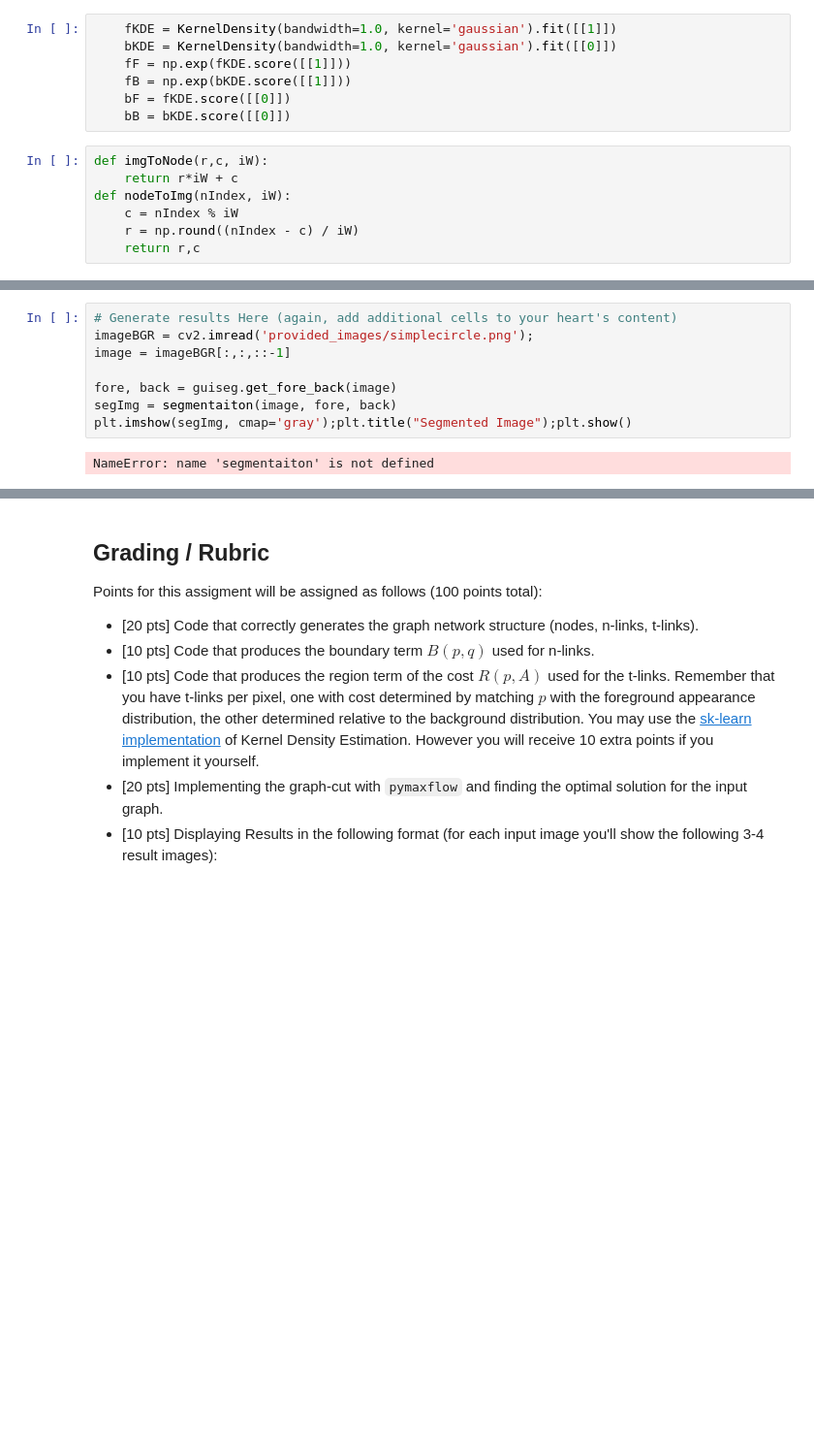
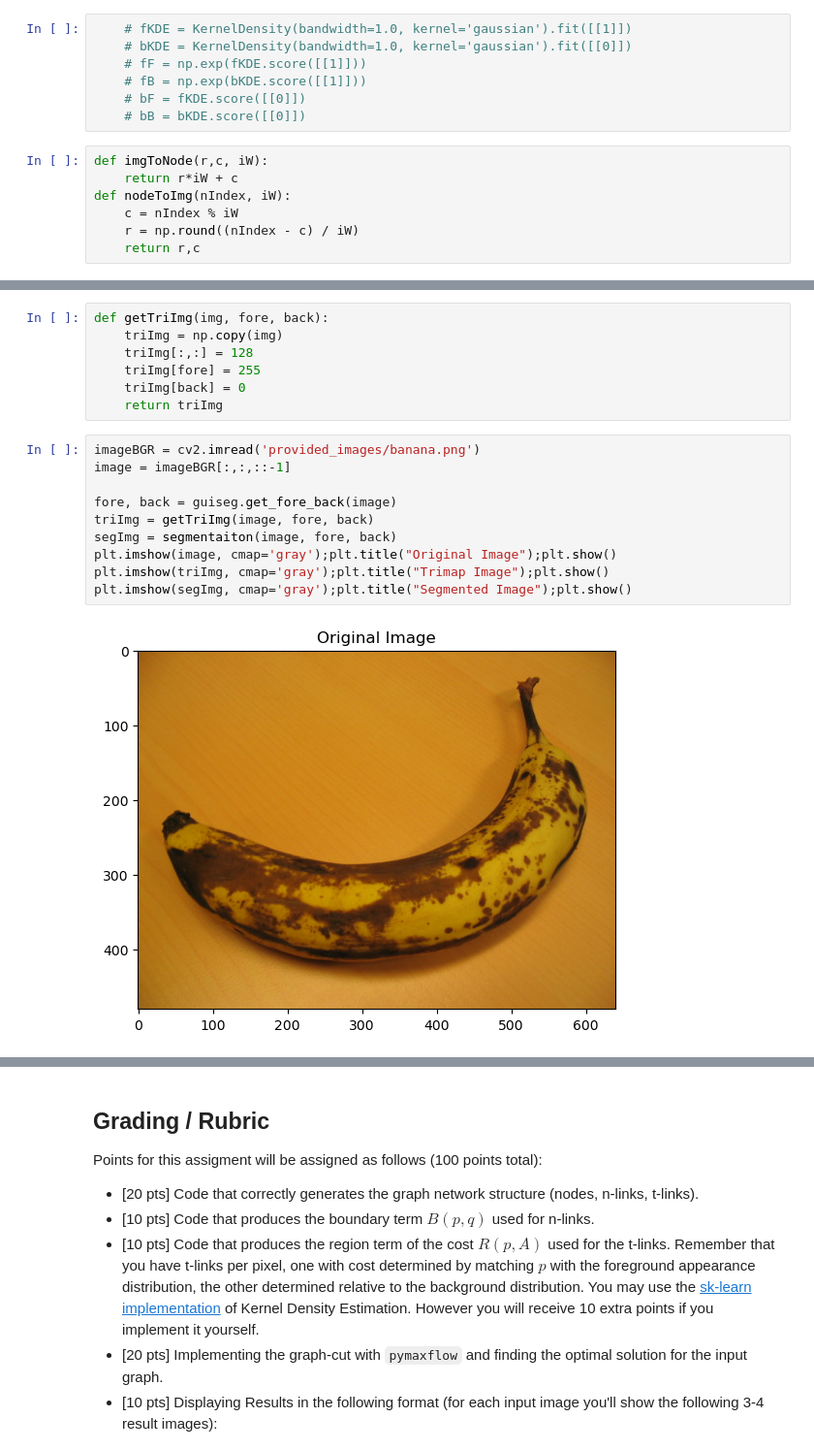
Before and after one commit to BrennanBertola/CS450, a Jupyter notebook: proj2-segmentation/Project2-Segmentation.ipynb, the cells around one changed output, grey strips where cells are left out. Shown at 97% size. Saved outputs shown, nothing was run; the diff lists cells and outputs as text; blank space fills up the shorter version.

```diff
--- a/proj2-segmentation/Project2-Segmentation.ipynb
+++ b/proj2-segmentation/Project2-Segmentation.ipynb
@@ -80,12 +79,12 @@ Here is [the original paper on graph-cut segmentation](http://www.csd.uwo.ca/~yu
 
 Once the graph is built, use the min-cut algorithm to partition the graph into nodes connected to the foreground node or to the background node, then use these as the resulting labels for the segmentation. Display this result graphically in some fashion overlaid on the input image.  It is best to start with simple images whose foreground and background colors are pretty different and for ones where the edges are pretty clear.  Graph-cut segmentation struggles sometimes with long, thin structures, so you should avoid these types of images early on.
 # %%
-    fKDE = KernelDensity(bandwidth=1.0, kernel='gaussian').fit([[1]])
-    bKDE = KernelDensity(bandwidth=1.0, kernel='gaussian').fit([[0]])
-    fF = np.exp(fKDE.score([[1]]))
-    fB = np.exp(bKDE.score([[1]]))
-    bF = fKDE.score([[0]])
-    bB = bKDE.score([[0]])
+    # fKDE = KernelDensity(bandwidth=1.0, kernel='gaussian').fit([[1]])
+    # bKDE = KernelDensity(bandwidth=1.0, kernel='gaussian').fit([[0]])
+    # fF = np.exp(fKDE.score([[1]]))
+    # fB = np.exp(bKDE.score([[1]]))
+    # bF = fKDE.score([[0]])
+    # bB = bKDE.score([[0]])
 # %%
 def imgToNode(r,c, iW):
     return r*iW + c
@@ -166,10 +168,19 @@ NameError: name 'cv2' is not defined
+# %%
+def getTriImg(img, fore, back):
+    triImg = np.copy(img)
+    triImg[:,:] = 128
+    triImg[fore] = 255
+    triImg[back] = 0
+    return triImg
 # %%
-# Generate results Here (again, add additional cells to your heart's content)
-imageBGR = cv2.imread('provided_images/simplecircle.png');
+imageBGR = cv2.imread('provided_images/banana.png')
 image = imageBGR[:,:,::-1]
 
 fore, back = guiseg.get_fore_back(image)
+triImg = getTriImg(image, fore, back)
 segImg = segmentaiton(image, fore, back)
+plt.imshow(image, cmap='gray');plt.title("Original Image");plt.show()
+plt.imshow(triImg, cmap='gray');plt.title("Trimap Image");plt.show()
 plt.imshow(segImg, cmap='gray');plt.title("Segmented Image");plt.show()
 # %% [output]
-NameError: name 'segmentaiton' is not defined
+[figure, added]
```
Also changed, not shown: parts of 9 cells of this notebook, 2 other files.
